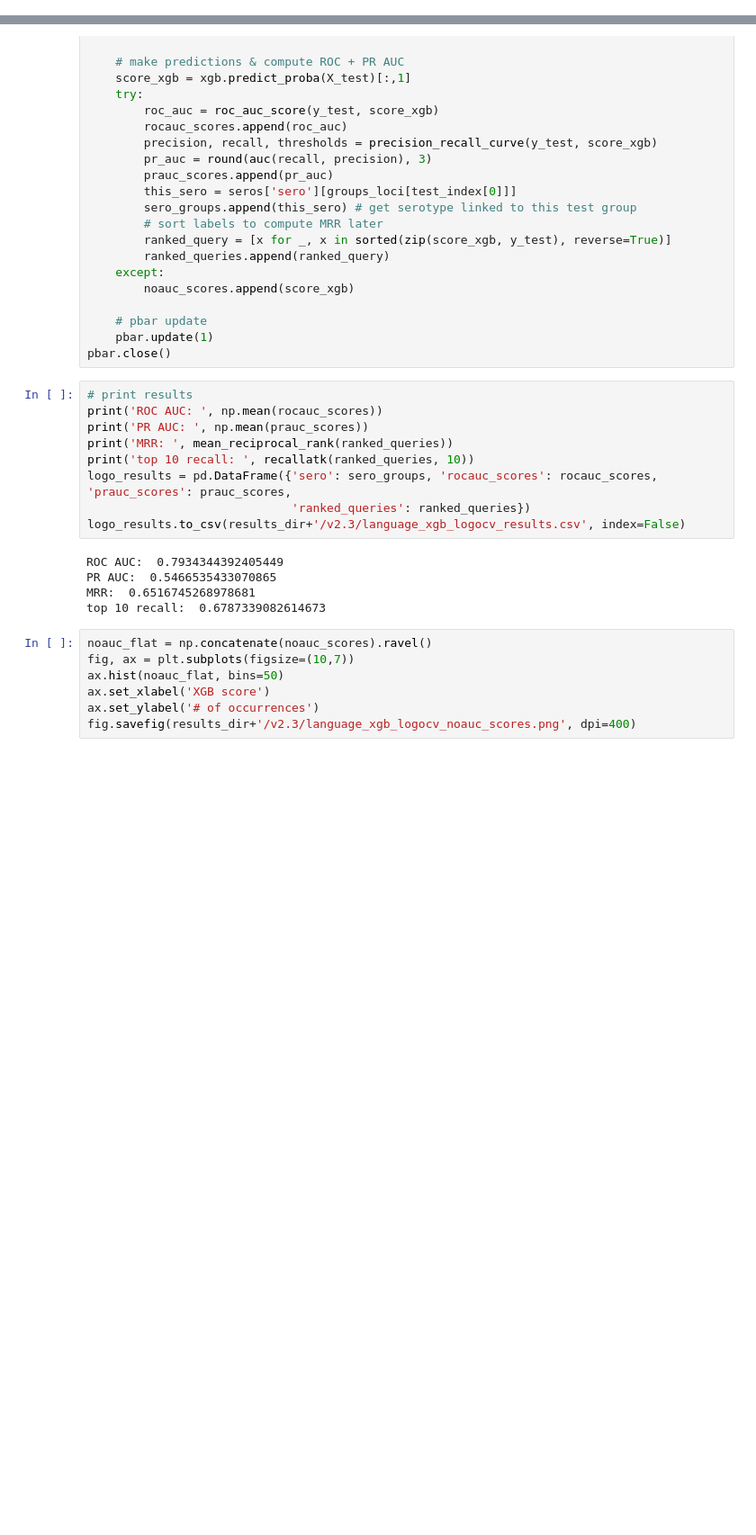
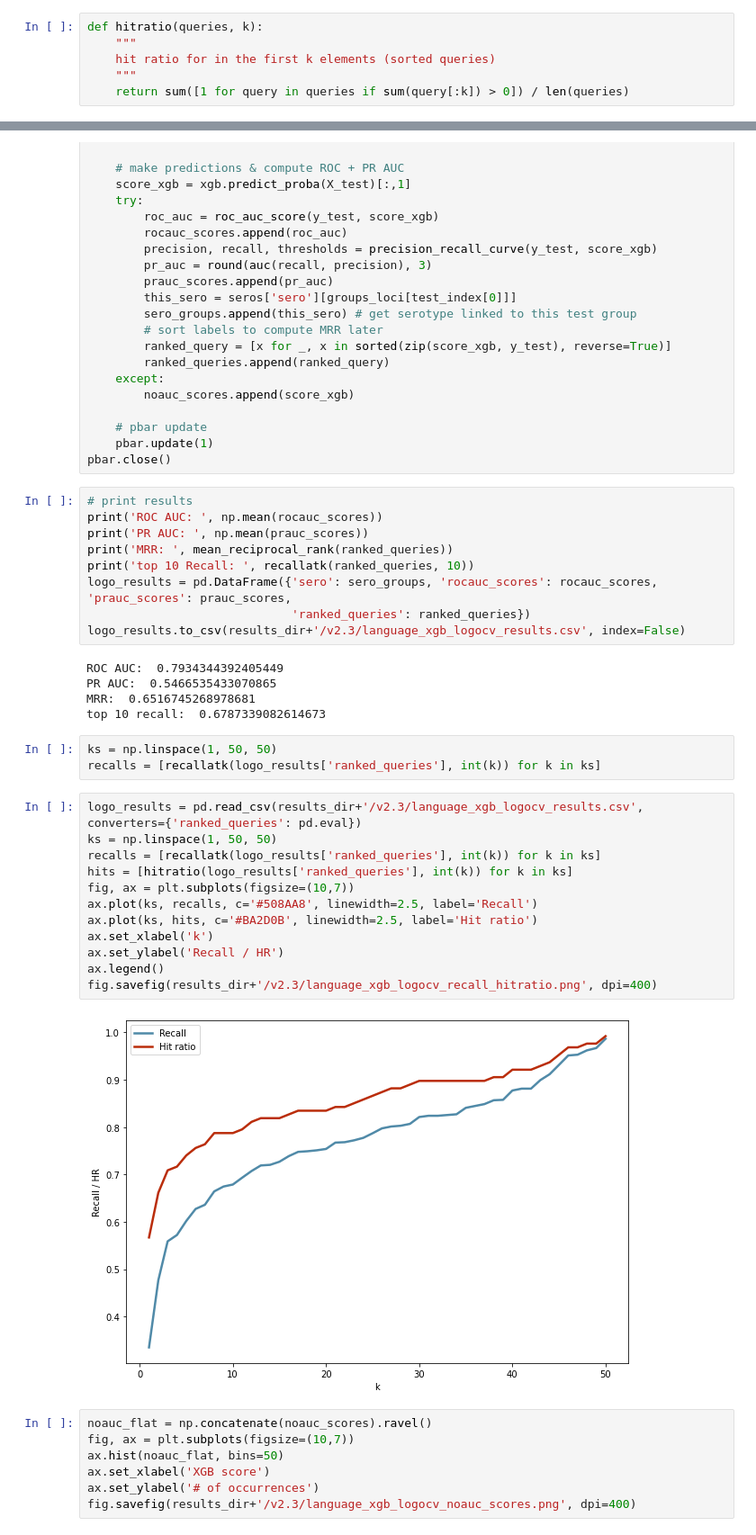
Before and after one commit to dimiboeckaerts/PhageHostLearn, a Jupyter notebook: learning/phagehostlearn_v23_language.ipynb, the cells around one changed output, grey strips where cells are left out. Shown at 90% size. Cells and saved outputs as stored; diff of their text form; blank space fills up the shorter version.

```diff
--- a/learning/phagehostlearn_v23_language.ipynb
+++ b/learning/phagehostlearn_v23_language.ipynb
@@ -286,6 +286,12 @@ def recallatk(queries, k):
     """
     recalls_k = [query[:k].count(1) / query.count(1) for query in queries]
     return np.mean(recalls_k)
+# %%
+def hitratio(queries, k):
+    """
+    hit ratio for in the first k elements (sorted queries)
+    """
+    return sum([1 for query in queries if sum(query[:k]) > 0]) / len(queries)
 # %%
 # do the LOGOCV
 logo = LeaveOneGroupOut()
@@ -332,7 +338,7 @@ pbar.close()
 print('ROC AUC: ', np.mean(rocauc_scores))
 print('PR AUC: ', np.mean(prauc_scores))
 print('MRR: ', mean_reciprocal_rank(ranked_queries))
-print('top 10 recall: ', recallatk(ranked_queries, 10))
+print('top 10 Recall: ', recallatk(ranked_queries, 10))
 logo_results = pd.DataFrame({'sero': sero_groups, 'rocauc_scores': rocauc_scores, 'prauc_scores': prauc_scores,
                              'ranked_queries': ranked_queries})
 logo_results.to_csv(results_dir+'/v2.3/language_xgb_logocv_results.csv', index=False)
@@ -341,6 +347,23 @@ ROC AUC:  0.7934344392405449
 PR AUC:  0.5466535433070865
 MRR:  0.6516745268978681
 top 10 recall:  0.6787339082614673
+# %%
+ks = np.linspace(1, 50, 50)
+recalls = [recallatk(logo_results['ranked_queries'], int(k)) for k in ks]
+# %%
+logo_results = pd.read_csv(results_dir+'/v2.3/language_xgb_logocv_results.csv', converters={'ranked_queries': pd.eval})
+ks = np.linspace(1, 50, 50)
+recalls = [recallatk(logo_results['ranked_queries'], int(k)) for k in ks]
+hits = [hitratio(logo_results['ranked_queries'], int(k)) for k in ks]
+fig, ax = plt.subplots(figsize=(10,7))
+ax.plot(ks, recalls, c='#508AA8', linewidth=2.5, label='Recall')
+ax.plot(ks, hits, c='#BA2D0B', linewidth=2.5, label='Hit ratio')
+ax.set_xlabel('k')
+ax.set_ylabel('Recall / HR')
+ax.legend()
+fig.savefig(results_dir+'/v2.3/language_xgb_logocv_recall_hitratio.png', dpi=400)
+# %% [output]
+[figure, added]
 # %%
 noauc_flat = np.concatenate(noauc_scores).ravel()
 fig, ax = plt.subplots(figsize=(10,7))
```
Also changed, not shown: parts of 1 cell of this notebook, 1 other file.
